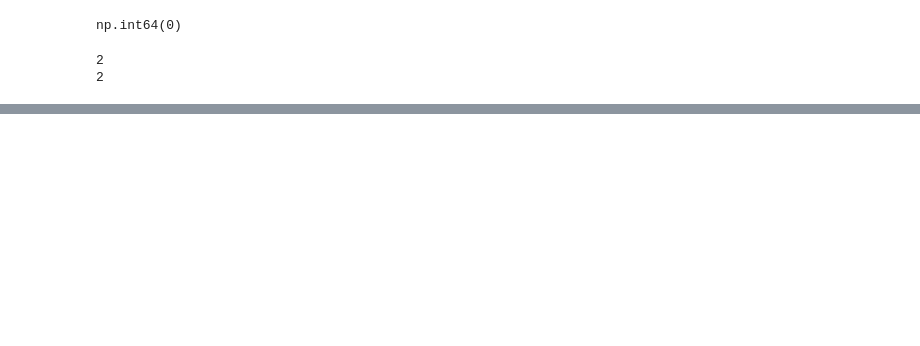
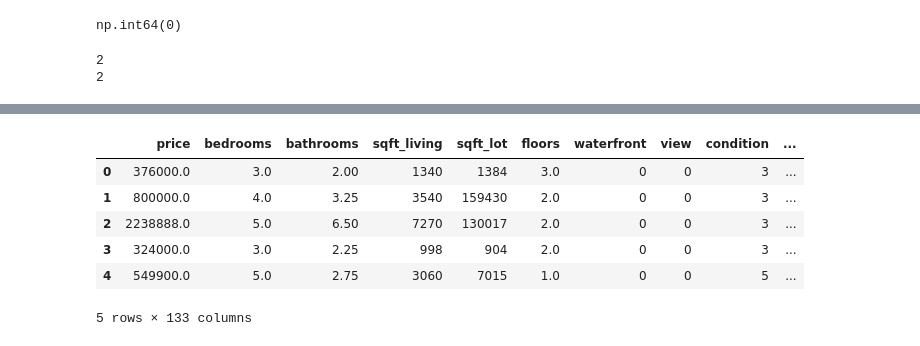
Before and after one commit to adp0419/house-price-analysis, a Jupyter notebook: main.ipynb, the cells around one changed output, grey strips where cells are left out. Cells and saved outputs as stored; diff of their text form; code cells hidden in the pictures; blank space fills up the shorter version.

```diff
--- a/main.ipynb
+++ b/main.ipynb
@@ -117,0 +139,25 @@ data[data['bathrooms'] == 0]
+# %%
+# instead of using year built and sale year, we can just calucate the age of the house at the time of the sale
+data['age_at_sale'] = data['sale_year'] - data['yr_built']
+
+# we can also change the renovation year to be the years since the renovation
+data['years_since_renovation'] = data['sale_year'] - np.where(data['yr_renovated'] == 0, data['yr_built'], data['yr_renovated'])
+
+# above ground ratio tells us how much of the house is above ground (not basement)
+data['above_ground_ratio'] = data['sqft_above'] / data['sqft_living']
+
+# drop the columns we just feature engineered
+data = data.drop(columns=['yr_built', 'yr_renovated'])
+
+# one-hot encode the statezip column
+data = pd.get_dummies(data, columns=['city', 'statezip'], drop_first=True, dtype=int)
+# %%
+data.head()
+# %% [output]
+|  | price | bedrooms | bathrooms | sqft_living | sqft_lot | floors | waterfront | view | condition | ... |
+| 0 | 376000.0 | 3.0 | 2.00 | 1340 | 1384 | 3.0 | 0 | 0 | 3 | ... |
+| 1 | 800000.0 | 4.0 | 3.25 | 3540 | 159430 | 2.0 | 0 | 0 | 3 | ... |
+| 2 | 2238888.0 | 5.0 | 6.50 | 7270 | 130017 | 2.0 | 0 | 0 | 3 | ... |
+| 3 | 324000.0 | 3.0 | 2.25 | 998 | 904 | 2.0 | 0 | 0 | 3 | ... |
+| 4 | 549900.0 | 5.0 | 2.75 | 3060 | 7015 | 1.0 | 0 | 0 | 5 | ... |
+5 rows × 133 columns
```
Also changed, not shown: parts of 11 cells of this notebook.
